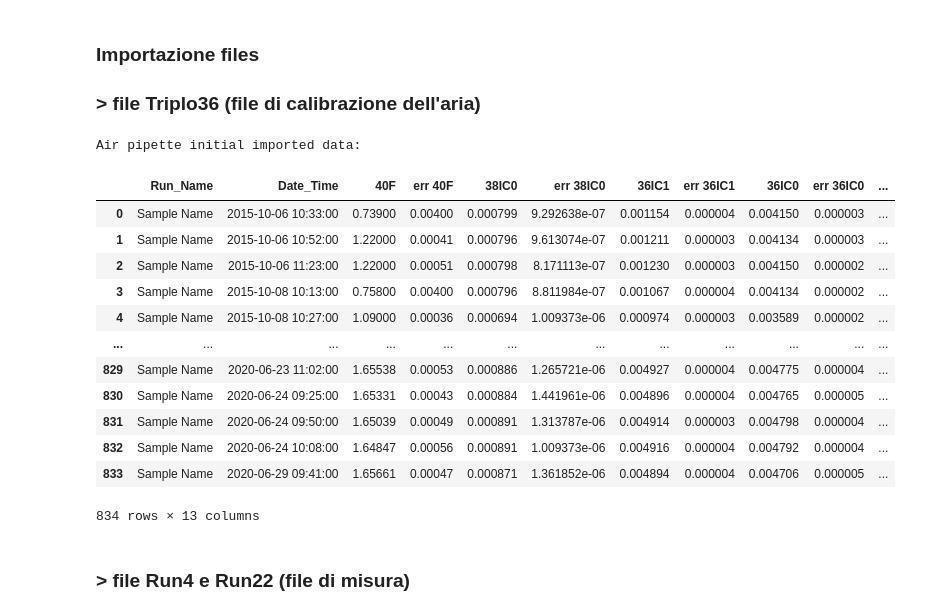
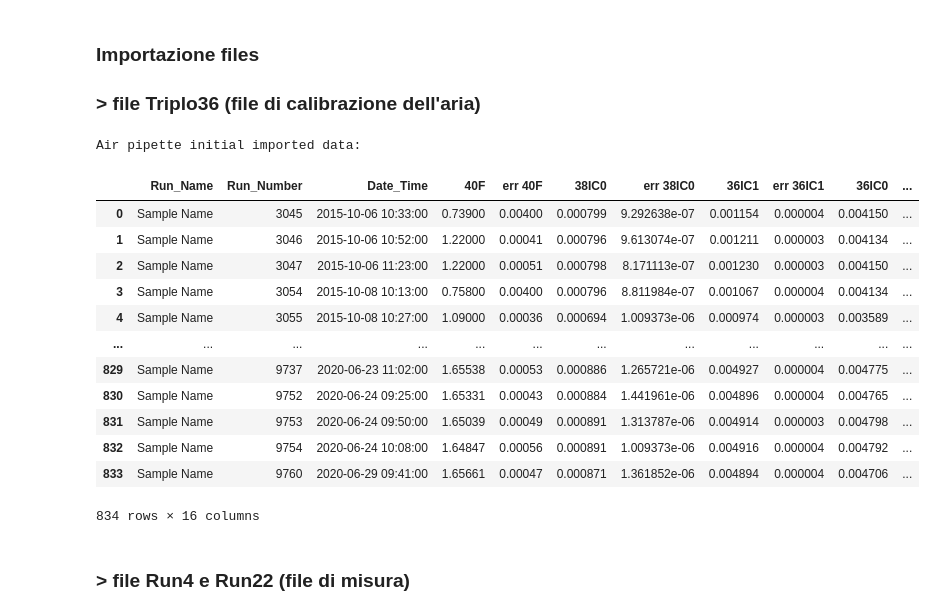
Before and after one commit to gecos-lab/PyCalcolAr, a Jupyter notebook: notebooks/PyCalcolAr_working.ipynb, the cells around one changed output. Cells and saved outputs as stored; diff of their text form; code cells hidden in the pictures.

Commit message:
File aggiornato: nuovo filtro numero run più aggiornamenti commenti

```diff
--- a/notebooks/PyCalcolAr_working.ipynb
+++ b/notebooks/PyCalcolAr_working.ipynb
@@ -7,6 +7,7 @@ import pandas as pd
 import numpy as np
 import math
 from IPython.display import display
+pd.set_option('display.max_columns', None)
 
 # Variabile utilizzata nel calcolo, DA MODIFICARE MANUALMENTE DALL'UTENTE
 delay = 246
@@ -18,10 +19,16 @@ delay = 246
 file_path = "../test_data/Triplo36.txt"
 
 # definire la lista con gli indici delle colonne
-columns_names=['40F', 'err 40F', '38IC0', 'err 38IC0', '36IC1', 'err 36IC1', '36IC0', 'err 36IC0','36F', 'err 36F', 'gain IC0/IC1', 'err gain IC0/IC1', 'gain F/IC1', 'err gain F/IC1' , 'gain F/IC0', 'err gain F/IC0', '40F/36IC1', 'err 40F/36IC1 ', '40F/36F', 'err 40F/36F', '40F/36IC0', 'err 40F/36IC0' , '38IC0/36IC0', 'err 38IC0/36IC0', 'Run', 'Path']
+columns_names=['40F', 'err 40F', '38IC0', 'err 38IC0', '36IC1', 'err 36IC1', '36IC0', 'err 36IC0','36F', 'err 36F', \
+               'gain IC0/IC1', 'err gain IC0/IC1', 'gain F/IC1', 'err gain F/IC1' , 'gain F/IC0', 'err gain F/IC0', \
+               '40F/36IC1', 'err 40F/36IC1 ', '40F/36F', 'err 40F/36F', '40F/36IC0', 'err 40F/36IC0' , '38IC0/36IC0', \
+               'err 38IC0/36IC0', 'Run', 'Path']
 
 # trasformare le colonne in dati numerici (ad eccezione delle colonne 'Run' e 'Path')
-columns_numeric=['40F', 'err 40F', '38IC0', 'err 38IC0', '36IC1', 'err 36IC1', '36IC0', 'err 36IC0','36F', 'err 36F', 'gain IC0/IC1', 'err gain IC0/IC1', 'gain F/IC1', 'err gain F/IC1' , 'gain F/IC0', 'err gain F/IC0', '40F/36IC1', 'err 40F/36IC1 ', '40F/36F', 'err 40F/36F', '40F/36IC0', 'err 40F/36IC0' , '38IC0/36IC0', 'err 38IC0/36IC0']
+columns_numeric=['40F', 'err 40F', '38IC0', 'err 38IC0', '36IC1', 'err 36IC1', '36IC0', 'err 36IC0','36F', 'err 36F', \
+                 'gain IC0/IC1', 'err gain IC0/IC1', 'gain F/IC1', 'err gain F/IC1' , 'gain F/IC0', 'err gain F/IC0', \
+                 '40F/36IC1', 'err 40F/36IC1 ', '40F/36F', 'err 40F/36F', '40F/36IC0', 'err 40F/36IC0' , '38IC0/36IC0', \
+                 'err 38IC0/36IC0']
 
 # importare il file utilizzando caratteri separatori (sep = '\t|,') '\t' = tab, ',' = virgola
 airpipette_data = pd.read_csv(file_path, header = None, names = columns_names, sep = '\t|,', engine = 'python')
@@ -34,7 +41,8 @@ for i in columns_numeric:
     airpipette_data[i] = pd.to_numeric(airpipette_data[i])
 
 # definire un dataframe con le "colonne utili" (foglio airpipette_data)
-airpipette_data = airpipette_data[['40F', 'err 40F', '38IC0', 'err 38IC0', '36IC1', 'err 36IC1', '36IC0', 'err 36IC0','36F', 'err 36F', 'Run', 'Path']]
+airpipette_data = airpipette_data[['40F', 'err 40F', '38IC0', 'err 38IC0', '36IC1', 'err 36IC1', '36IC0', 'err 36IC0', \
+                                   '36F', 'err 36F', '40F/36F', 'err 40F/36F', 'Run', 'Path']]
 
 # stampare il dataframe 'airpipette_data'
 print("Air pipette initial imported data:")
@@ -42,50 +50,54 @@ print("Air pipette initial imported data:")
 # dividere la colonna 'Run' in due colonne: nome del run e data/ora
 run_split = airpipette_data['Run'].str.split(" run on ")
 
 # formattare la colonna con il nome del run (del campione) in una serie pandas e associarle un nome
 run_name = run_split.str[0]
 run_name = run_name.replace(["'"], [""], regex=True)
 run_name.name = 'Run_Name'
 
+# formattare la colonna con il numero del run
+run_number = airpipette_data['Path'].str.split('.').str[0]
+run_number = run_number.str.split('_').str[-1]
+run_number.name= 'Run_Number'
+run_number = pd.to_numeric(run_number)
+
 # formattare la colonna con la data e l'ora in una serie pandas e associarle un nome, convertire il dato in datetime64
 dataora = run_split.str[1]
 dataora.name = 'Date_Time'
 dataora = pd.to_datetime(dataora)
 
-# concatenare le due nuove colonne all'inizio del dataframe airpipette_data
-airpipette_data = pd.concat([run_name, dataora, airpipette_data], axis = 1)
+# concatenare le nuove colonne all'inizio del dataframe airpipette_data
+airpipette_data = pd.concat([run_name, run_number, dataora, airpipette_data], axis = 1)
 
 # eliminare la colonna 'Run' (non più utilizzata)
 airpipette_data.drop('Run',axis=1, inplace=True)
 
 # conversione valore da count a V per tutti IC0,IC1 e relativi errori... (n / 62415000)
-
 airpipette_data.loc[:,'38IC0'] = airpipette_data.loc[:,'38IC0'].values / 62415000
 airpipette_data.loc[:,'err 38IC0'] = airpipette_data.loc[:,'err 38IC0'].values / 62415000
 airpipette_data.loc[:,'36IC1'] = airpipette_data.loc[:,'36IC1'].values / 62415000
 airpipette_data.loc[:,'err 36IC1'] = airpipette_data.loc[:,'err 36IC1'].values / 62415000
 airpipette_data.loc[:,'36IC0'] = airpipette_data.loc[:,'36IC0'].values / 62415000
 airpipette_data.loc[:,'err 36IC0'] = airpipette_data.loc[:,'err 36IC0'].values / 62415000
 airpipette_data.loc[:,'36F'] = airpipette_data.loc[:,'36F'].values / 62415000
 airpipette_data.loc[:,'err 36F'] = airpipette_data.loc[:,'err 36F'].values / 62415000
 
-
 display(airpipette_data)
 # %% [output]
 Air pipette initial imported data:
-|  | Run_Name | Date_Time | 40F | err 40F | 38IC0 | err 38IC0 | 36IC1 | err 36IC1 | 36IC0 | err 36IC0 | ... |
-| 0 | Sample Name | 2015-10-06 10:33:00 | 0.73900 | 0.00400 | 0.000799 | 9.292638e-07 | 0.001154 | 0.000004 | 0.004150 | 0.000003 | ... |
-| 1 | Sample Name | 2015-10-06 10:52:00 | 1.22000 | 0.00041 | 0.000796 | 9.613074e-07 | 0.001211 | 0.000003 | 0.004134 | 0.000003 | ... |
-| 2 | Sample Name | 2015-10-06 11:23:00 | 1.22000 | 0.00051 | 0.000798 | 8.171113e-07 | 0.001230 | 0.000003 | 0.004150 | 0.000002 | ... |
-| 3 | Sample Name | 2015-10-08 10:13:00 | 0.75800 | 0.00400 | 0.000796 | 8.811984e-07 | 0.001067 | 0.000004 | 0.004134 | 0.000002 | ... |
-| 4 | Sample Name | 2015-10-08 10:27:00 | 1.09000 | 0.00036 | 0.000694 | 1.009373e-06 | 0.000974 | 0.000003 | 0.003589 | 0.000002 | ... |
+|  | Run_Name | Run_Number | Date_Time | 40F | err 40F | 38IC0 | err 38IC0 | 36IC1 | err 36IC1 | 36IC0 | ... |
+| 0 | Sample Name | 3045 | 2015-10-06 10:33:00 | 0.73900 | 0.00400 | 0.000799 | 9.292638e-07 | 0.001154 | 0.000004 | 0.004150 | ... |
+| 1 | Sample Name | 3046 | 2015-10-06 10:52:00 | 1.22000 | 0.00041 | 0.000796 | 9.613074e-07 | 0.001211 | 0.000003 | 0.004134 | ... |
+| 2 | Sample Name | 3047 | 2015-10-06 11:23:00 | 1.22000 | 0.00051 | 0.000798 | 8.171113e-07 | 0.001230 | 0.000003 | 0.004150 | ... |
+| 3 | Sample Name | 3054 | 2015-10-08 10:13:00 | 0.75800 | 0.00400 | 0.000796 | 8.811984e-07 | 0.001067 | 0.000004 | 0.004134 | ... |
+| 4 | Sample Name | 3055 | 2015-10-08 10:27:00 | 1.09000 | 0.00036 | 0.000694 | 1.009373e-06 | 0.000974 | 0.000003 | 0.003589 | ... |
 | ... | ... | ... | ... | ... | ... | ... | ... | ... | ... | ... | ... |
-| 829 | Sample Name | 2020-06-23 11:02:00 | 1.65538 | 0.00053 | 0.000886 | 1.265721e-06 | 0.004927 | 0.000004 | 0.004775 | 0.000004 | ... |
-| 830 | Sample Name | 2020-06-24 09:25:00 | 1.65331 | 0.00043 | 0.000884 | 1.441961e-06 | 0.004896 | 0.000004 | 0.004765 | 0.000005 | ... |
-| 831 | Sample Name | 2020-06-24 09:50:00 | 1.65039 | 0.00049 | 0.000891 | 1.313787e-06 | 0.004914 | 0.000003 | 0.004798 | 0.000004 | ... |
-| 832 | Sample Name | 2020-06-24 10:08:00 | 1.64847 | 0.00056 | 0.000891 | 1.009373e-06 | 0.004916 | 0.000004 | 0.004792 | 0.000004 | ... |
-| 833 | Sample Name | 2020-06-29 09:41:00 | 1.65661 | 0.00047 | 0.000871 | 1.361852e-06 | 0.004894 | 0.000004 | 0.004706 | 0.000005 | ... |
+| 829 | Sample Name | 9737 | 2020-06-23 11:02:00 | 1.65538 | 0.00053 | 0.000886 | 1.265721e-06 | 0.004927 | 0.000004 | 0.004775 | ... |
+| 830 | Sample Name | 9752 | 2020-06-24 09:25:00 | 1.65331 | 0.00043 | 0.000884 | 1.441961e-06 | 0.004896 | 0.000004 | 0.004765 | ... |
+| 831 | Sample Name | 9753 | 2020-06-24 09:50:00 | 1.65039 | 0.00049 | 0.000891 | 1.313787e-06 | 0.004914 | 0.000003 | 0.004798 | ... |
+| 832 | Sample Name | 9754 | 2020-06-24 10:08:00 | 1.64847 | 0.00056 | 0.000891 | 1.009373e-06 | 0.004916 | 0.000004 | 0.004792 | ... |
+| 833 | Sample Name | 9760 | 2020-06-29 09:41:00 | 1.65661 | 0.00047 | 0.000871 | 1.361852e-06 | 0.004894 | 0.000004 | 0.004706 | ... |
-834 rows × 13 columns
+834 rows × 16 columns
 # %% [markdown]
 ### > file Run4 e Run22 (file di misura)
 # %%
```
Also changed, not shown: parts of 20 cells of this notebook.
